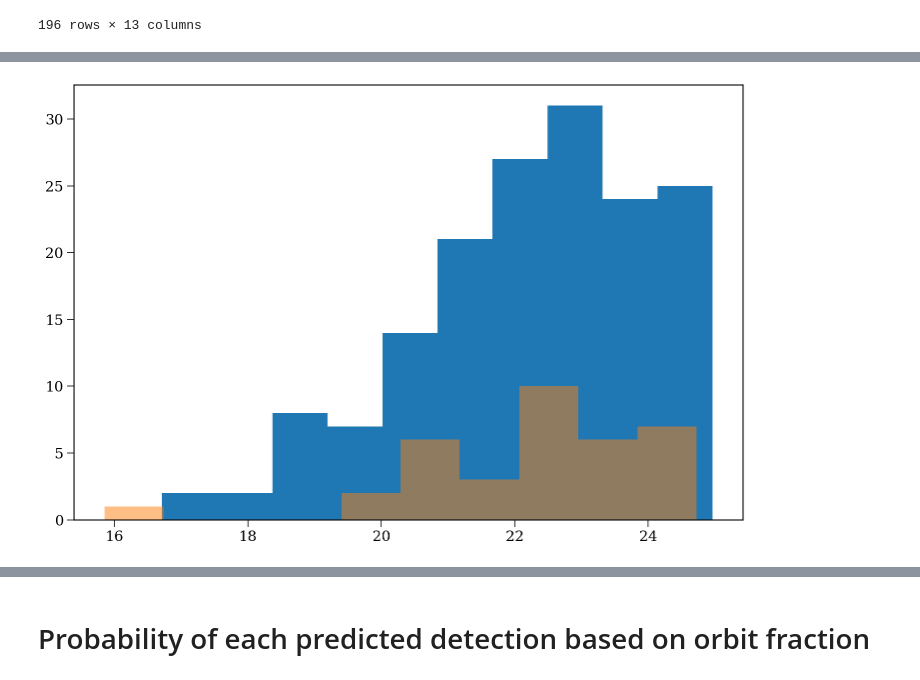
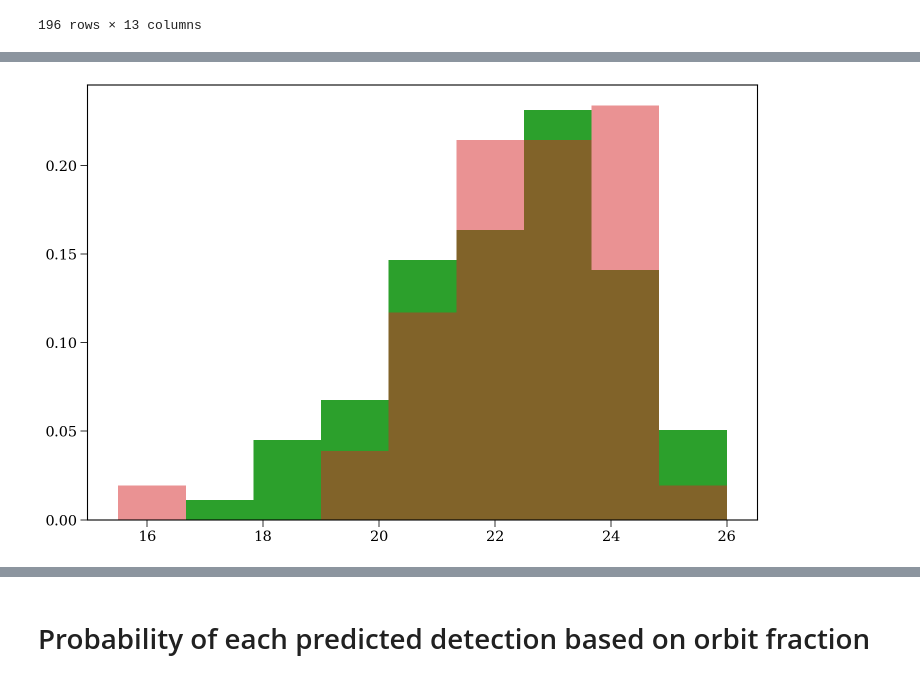
Before and after one commit to dirac-institute/hybrid_sso_catalogue, a Jupyter notebook: lsst_detection_probability/Predict misses.ipynb, the cells around one changed output, grey strips where cells are left out. Drawn from its saved outputs; the diff is of its cells as text; code cells hidden in the pictures.

```diff
--- a/lsst_detection_probability/Predict misses.ipynb
+++ b/lsst_detection_probability/Predict misses.ipynb
@@ -92,5 +173,5 @@ unique_objs = sorted_obs.index.unique()
 # %%
 %%time
-probs, unique_objs = detection_probability.get_detection_probabilities(night_start=0, schedule_type="actual")
+probs, unique_objs = detection_probability.get_detection_probabilities(night_start=0, schedule_type="predicted")
 # %% [output]
 Everything is prepped and ready for probability calculations
@@ -115,3 +206,5 @@ np.save("probs_night0_actual_schedule.npy", probs)
+# %%
+probs = np.load("probs_night10_predicted_schedule.npy")
 # %%
 findable_ids = np.load("neo_findable_first_10_25.npy", allow_pickle=True)
 will_be_detected = np.isin(unique_objs, findable_ids)
@@ -342,6 +467,6 @@ plt.show()
 # %%
-plt.hist(true_params["H"][got_it_right])
-plt.hist(true_params["H"][np.logical_not(got_it_right)], alpha=0.5)
+plt.hist(true_params["H"][got_it_right], density=True, cumulative=False, bins=np.linspace(15.5, 26, 10), color="tab:green")
+plt.hist(true_params["H"][np.logical_not(got_it_right)], alpha=0.5, density=True, cumulative=False, bins=np.linspace(15.5, 26, 10), color="tab:red")
 plt.show()
 # %% [output]
-[figure, old version]
+[figure, new version]
```
Also changed, not shown: parts of 37 cells of this notebook, 1 other file.
